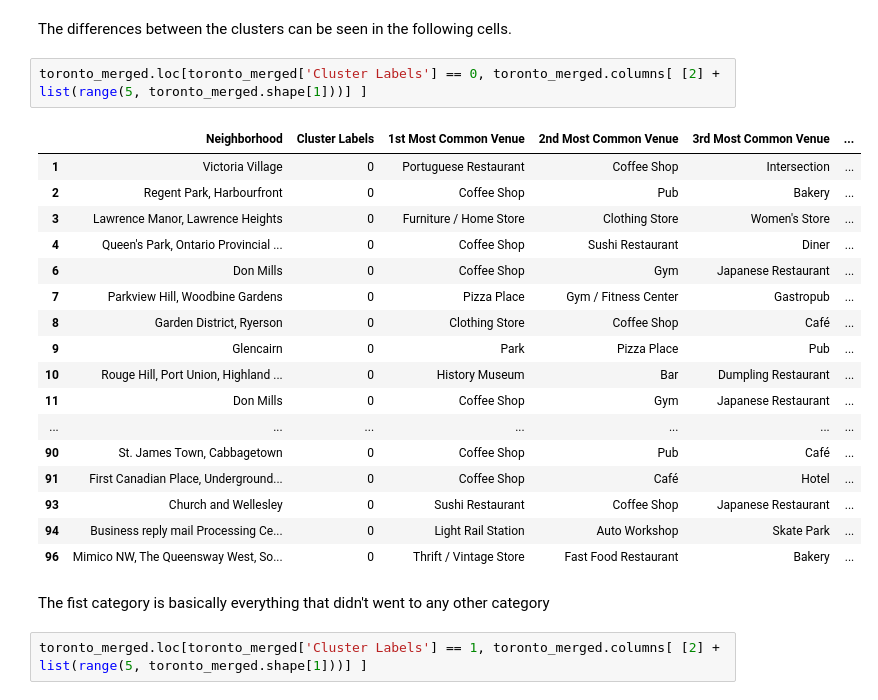
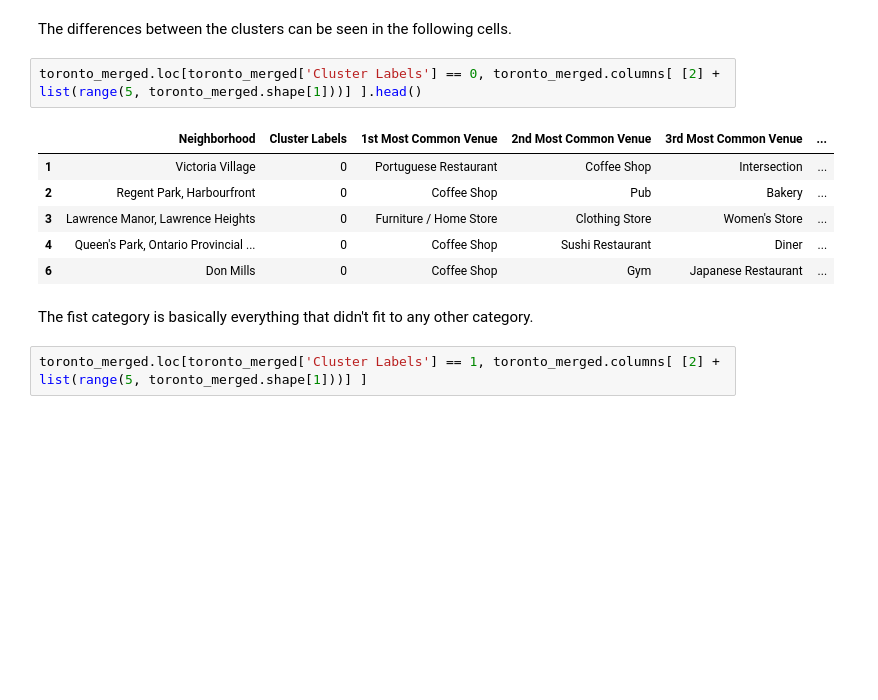
Before and after one commit to OkolelovV/Coursera_Applied_Data_Science_Capstone, a Jupyter notebook: Segmenting and Clustering Neighbourhoods in Toronto - Coursera Project.ipynb, the cells around one changed output. Cells and saved outputs as stored; diff of their text form; blank space fills up the shorter version.

```diff
--- a/Segmenting and Clustering Neighbourhoods in Toronto - Coursera Project.ipynb
+++ b/Segmenting and Clustering Neighbourhoods in Toronto - Coursera Project.ipynb
@@ -402,27 +402,16 @@ map_clusters
 # %% [markdown]
 The differences between the clusters can be seen in the following cells.
 # %%
-toronto_merged.loc[toronto_merged['Cluster Labels'] == 0, toronto_merged.columns[ [2] + list(range(5, toronto_merged.shape[1]))] ]
+toronto_merged.loc[toronto_merged['Cluster Labels'] == 0, toronto_merged.columns[ [2] + list(range(5, toronto_merged.shape[1]))] ].head()
 # %% [output]
 |  | Neighborhood | Cluster Labels | 1st Most Common Venue | 2nd Most Common Venue | 3rd Most Common Venue | ... |
 | 1 | Victoria Village | 0 | Portuguese Restaurant | Coffee Shop | Intersection | ... |
 | 2 | Regent Park, Harbourfront | 0 | Coffee Shop | Pub | Bakery | ... |
 | 3 | Lawrence Manor, Lawrence Heights | 0 | Furniture / Home Store | Clothing Store | Women's Store | ... |
 | 4 | Queen's Park, Ontario Provincial ... | 0 | Coffee Shop | Sushi Restaurant | Diner | ... |
 | 6 | Don Mills | 0 | Coffee Shop | Gym | Japanese Restaurant | ... |
-| 7 | Parkview Hill, Woodbine Gardens | 0 | Pizza Place | Gym / Fitness Center | Gastropub | ... |
-| 8 | Garden District, Ryerson | 0 | Clothing Store | Coffee Shop | Café | ... |
-| 9 | Glencairn | 0 | Park | Pizza Place | Pub | ... |
-| 10 | Rouge Hill, Port Union, Highland ... | 0 | History Museum | Bar | Dumpling Restaurant | ... |
-| 11 | Don Mills | 0 | Coffee Shop | Gym | Japanese Restaurant | ... |
-| ... | ... | ... | ... | ... | ... | ... |
-| 90 | St. James Town, Cabbagetown | 0 | Coffee Shop | Pub | Café | ... |
-| 91 | First Canadian Place, Underground... | 0 | Coffee Shop | Café | Hotel | ... |
-| 93 | Church and Wellesley | 0 | Sushi Restaurant | Coffee Shop | Japanese Restaurant | ... |
-| 94 | Business reply mail Processing Ce... | 0 | Light Rail Station | Auto Workshop | Skate Park | ... |
-| 96 | Mimico NW, The Queensway West, So... | 0 | Thrift / Vintage Store | Fast Food Restaurant | Bakery | ... |
 # %% [markdown]
-The fist category is basically everything that didn't went to any other category
+The fist category is basically everything that didn't fit to any other category.
 # %%
 toronto_merged.loc[toronto_merged['Cluster Labels'] == 1, toronto_merged.columns[ [2] + list(range(5, toronto_merged.shape[1]))] ]
 # %% [output]
```
